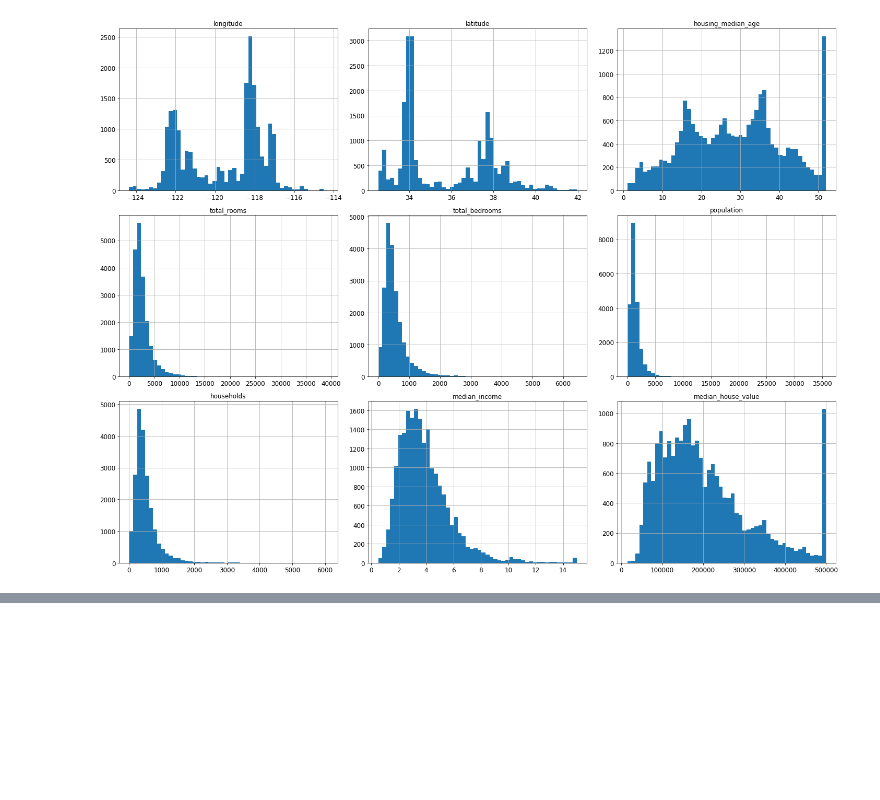
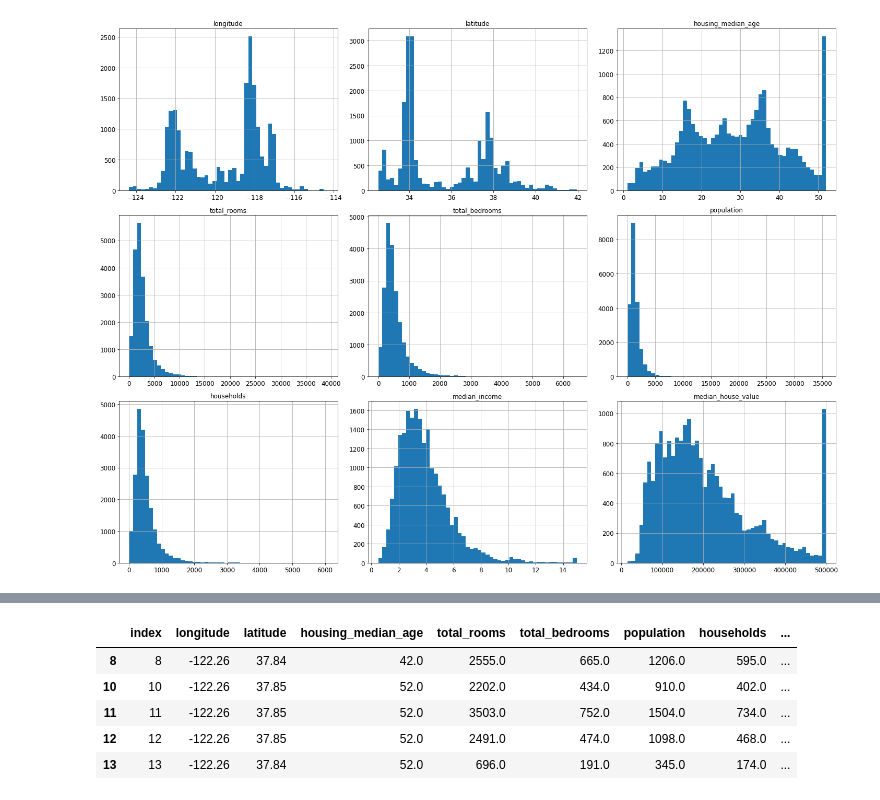
Before and after one commit to jackhwl/OpenCV, a Jupyter notebook: HandOn_MachineLearning/1/Housing.ipynb, the cells around one changed output, grey strips where cells are left out. Saved outputs shown, nothing was run; the diff lists cells and outputs as text; code cells hidden in the pictures; blank space fills up the shorter version.

```diff
--- a/HandOn_MachineLearning/1/Housing.ipynb
+++ b/HandOn_MachineLearning/1/Housing.ipynb
@@ -118,0 +141,10 @@ Saving figure attribute_histogram_plots
+# %%
+from zlib import crc32
+
+def test_set_check(identifier, test_ratio):
+    return crc32(np.int64(identifier)) & 0xffffffff < test_ratio * 2**32
+
+def split_train_test_by_id(data, test_ratio, id_column):
+    ids = data[id_column]
+    in_test_set = ids.apply(lambda id_: test_set_check(id_, test_ratio))
+    return data.loc[~in_test_set], data.loc[in_test_set]
@@ -118,0 +159,15 @@ Saving figure attribute_histogram_plots
+# %%
+housing_with_id = housing.reset_index()   # adds an `index` column
+train_set, test_set = split_train_test_by_id(housing_with_id, 0.2, "index")
+# %%
+housing_with_id["id"] = housing["longitude"] * 1000 + housing["latitude"]
+train_set, test_set = split_train_test_by_id(housing_with_id, 0.2, "id")
+# %%
+test_set.head()
+# %% [output]
+|  | index | longitude | latitude | housing_median_age | total_rooms | total_bedrooms | population | households | ... |
+| 8 | 8 | -122.26 | 37.84 | 42.0 | 2555.0 | 665.0 | 1206.0 | 595.0 | ... |
+| 10 | 10 | -122.26 | 37.85 | 52.0 | 2202.0 | 434.0 | 910.0 | 402.0 | ... |
+| 11 | 11 | -122.26 | 37.85 | 52.0 | 3503.0 | 752.0 | 1504.0 | 734.0 | ... |
+| 12 | 12 | -122.26 | 37.85 | 52.0 | 2491.0 | 474.0 | 1098.0 | 468.0 | ... |
+| 13 | 13 | -122.26 | 37.84 | 52.0 | 696.0 | 191.0 | 345.0 | 174.0 | ... |
```
Also changed, not shown: parts of 8 cells of this notebook.
